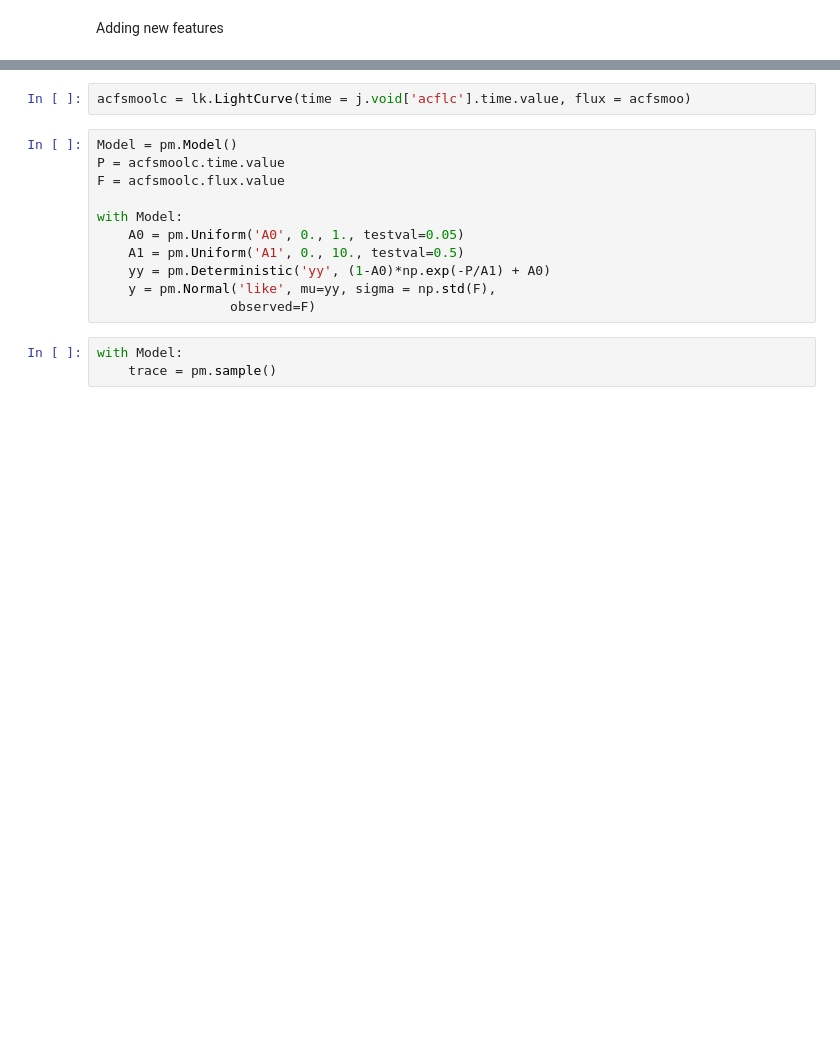
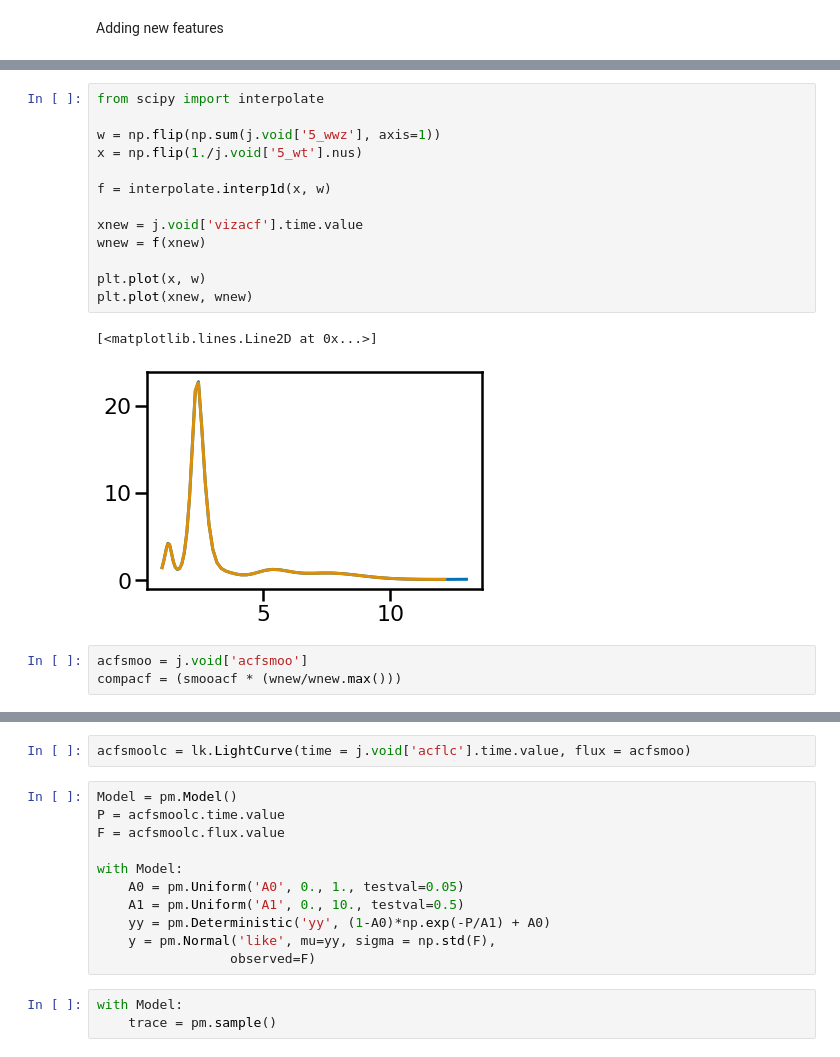
Before and after one commit to ojhall94/michael, a Jupyter notebook: Examples/Example.ipynb, the cells around one changed output, grey strips where cells are left out. Drawn from its saved outputs; the diff is of its cells as text; blank space fills up the shorter version.

```diff
--- a/Examples/Example.ipynb
+++ b/Examples/Example.ipynb
@@ -90,0 +93,19 @@ wwz = j.void['wwz']
+# %%
+from scipy import interpolate
+
+w = np.flip(np.sum(j.void['5_wwz'], axis=1))
+x = np.flip(1./j.void['5_wt'].nus)
+
+f = interpolate.interp1d(x, w)
+
+xnew = j.void['vizacf'].time.value
+wnew = f(xnew)
+
+plt.plot(x, w)
+plt.plot(xnew, wnew)
+# %% [output]
+[<matplotlib.lines.Line2D at 0x...>]
+[figure, added]
+# %%
+acfsmoo = j.void['acfsmoo']
+compacf = (smooacf * (wnew/wnew.max()))
```
Also changed, not shown: parts of 17 cells of this notebook, 1 other file.
